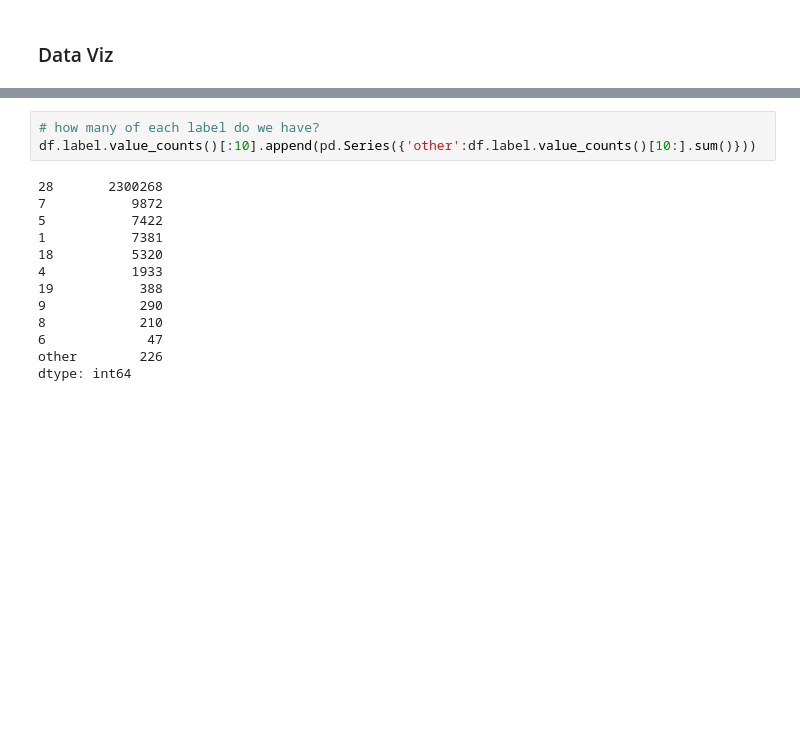
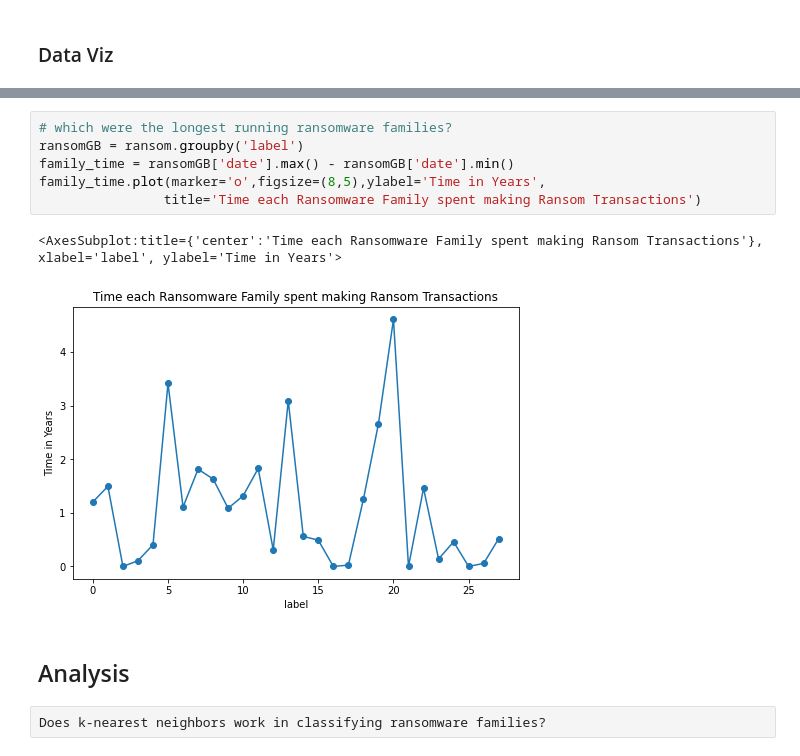
Before and after one commit to jtbenson116/datahacks2021, a Jupyter notebook: dogeCOIN.ipynb, the cells around one changed output, grey strips where cells are left out. Drawn from its saved outputs; the diff is of its cells as text; blank space fills up the shorter version.

```diff
--- a/dogeCOIN.ipynb
+++ b/dogeCOIN.ipynb
@@ -95,16 +117,13 @@ OverflowError: Exceeded cell block limit (set 'agg.path.chunksize' rcparam)
-# %%
-# how many of each label do we have?
-df.label.value_counts()[:10].append(pd.Series({'other':df.label.value_counts()[10:].sum()}))
-# %% [output]
-28       2300268
-7           9872
-5           7422
-1           7381
-18          5320
-4           1933
-19           388
-9            290
-8            210
-6             47
-other        226
-dtype: int64
+# %%
+# which were the longest running ransomware families?
+ransomGB = ransom.groupby('label')
+family_time = ransomGB['date'].max() - ransomGB['date'].min()
+family_time.plot(marker='o',figsize=(8,5),ylabel='Time in Years',
+                title='Time each Ransomware Family spent making Ransom Transactions')
+# %% [output]
+<AxesSubplot:title={'center':'Time each Ransomware Family spent making Ransom Transactions'}, xlabel='label', ylabel='Time in Years'>
+[figure, added]
+# %% [markdown]
+## Analysis
+# %% [raw]
+Does k-nearest neighbors work in classifying ransomware families?
```
Also changed, not shown: parts of 22 cells of this notebook.
